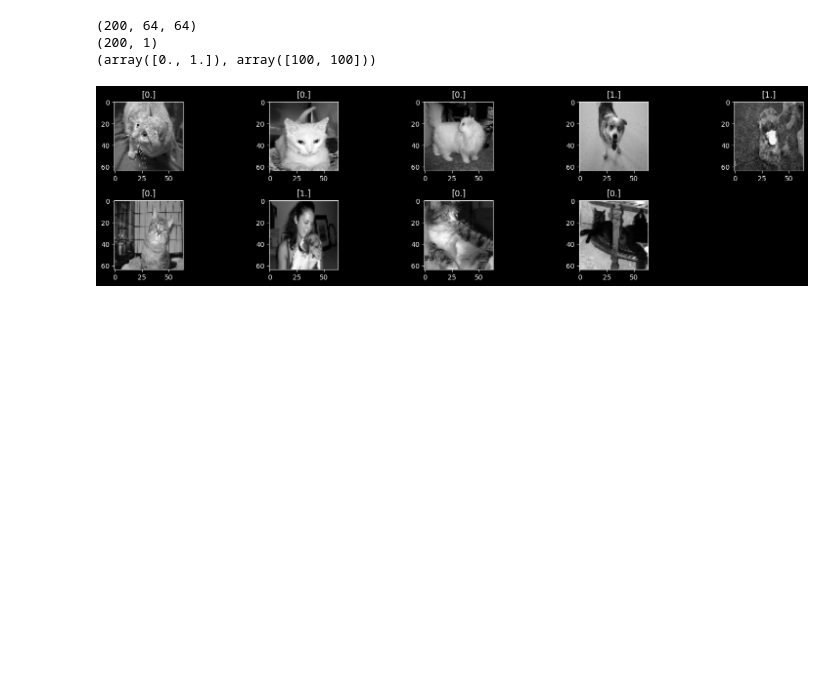
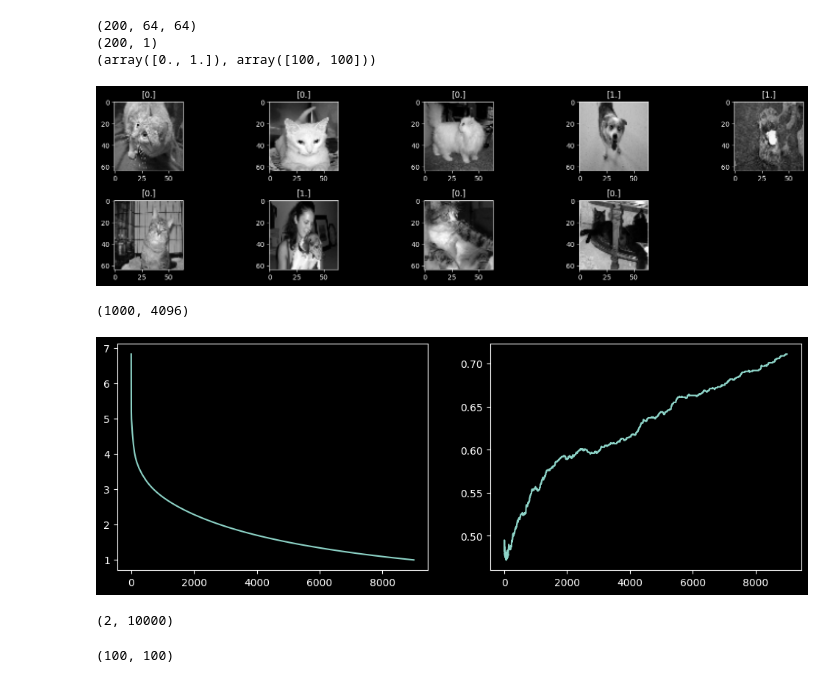
Before and after one commit to Siri6k/deep_learning, a Jupyter notebook: 01_Premier_neurone.ipynb, the cells around one changed output. Cells and saved outputs as stored; diff of their text form; code cells hidden in the pictures; blank space fills up the shorter version.

```diff
--- a/01_Premier_neurone.ipynb
+++ b/01_Premier_neurone.ipynb
@@ -53,20 +58,40 @@ from sklearn.metrics import accuracy_score
 # %%
-def artificial_neuron(X, y, learning_rate = 0.1, n_iter = 100):
+def artificial_neuron(X_train, y_train, X_test, y_test, learning_rate = 0.1, n_iter = 100):
     # initialisation W, b
-    W, b = initialisation(X)
+    W, b = initialisation(X_train)
 
-    Loss = []
+    train_loss = []
+    train_acc = []
+    test_loss = []
+    test_acc = []
 
-    for i in range(n_iter):
-        A = model(X, W, b)
-        Loss.append(log_loss(A, y))
+
+
+    for i in tqdm(range(n_iter)):
+        #activations
+        A = model(X_train, W, b)
+
+        if i % 10:
+            # Train
+            # Calcul du cout
+            train_loss.append(log_loss(A, y_train))
+
+
+            # calcul de l'accuracy
+            y_pred = predict(X_train, W, b)
+            acc.append(accuracy_score(y_train, y_pred))
+
+
+        # Mise à jour
         dW, db = gradients(A, X, y)
         W, b = update(dW, db, W, b, learning_rate)
 
-    y_pred = predict(X, W, b)
-    print(accuracy_score(y, y_pred))
 
+    plt.figure(figsize=(12,4))
+    plt.subplot(1, 2, 1)
     plt.plot(Loss)
+    plt.subplot(1, 2, 2)
+    plt.plot(acc)
     plt.show()
 
     return (W, b)
@@ -122,3 +179,37 @@ for i in range(1, 10):
 plt.show()
 # %% [output]
 [figure]
+# %%
+#X_train_reshape = X_train.reshape(X_train.shape[0], X_train.shape[1] * X_train.shape[2])
+X_train_reshape = X_train.reshape(X_train.shape[0], -1) / X_train.max() #normalisation MinMax
+X_train_reshape.shape
+# %% [output]
+(1000, 4096)
+# %%
+W, b = artificial_neuron(X_train_reshape, y_train, learning_rate=0.01, n_iter=10000)
+# %% [output]
+[figure, added]
+# %%
+lim = 10
+h = 100
+W1 = np.linspace(-lim, lim, h)
+W2 = np.linspace(-lim, lim, h)
+
+W11, W22 = np.meshgrid(W1, W2)
+W_final = np.c_[W11.ravel(), W22.ravel()].T
+W_final.shape
+# %% [output]
+(2, 10000)
+# %%
+b = 0
+Z = X.dot(W_final) + b
+A = 1 / (1 + np.exp(-Z))
+
+
+
+epsilon = 1e-15
+L = 1/len(y) * np.sum(-y * np.log(A + epsilon) - (1 - y) * np.log(1 - A + epsilon), axis=0).reshape(W11.shape)
+
+L.shape
+# %% [output]
+(100, 100)
```
Also changed, not shown: parts of 10 cells of this notebook.
